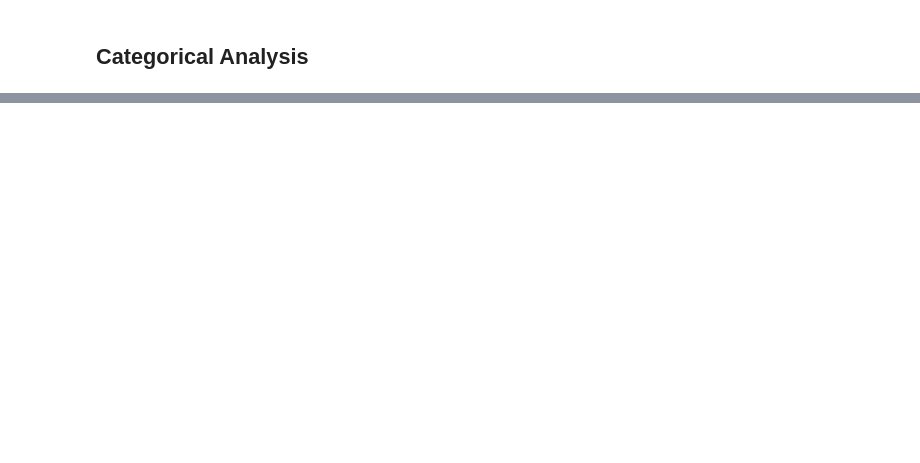
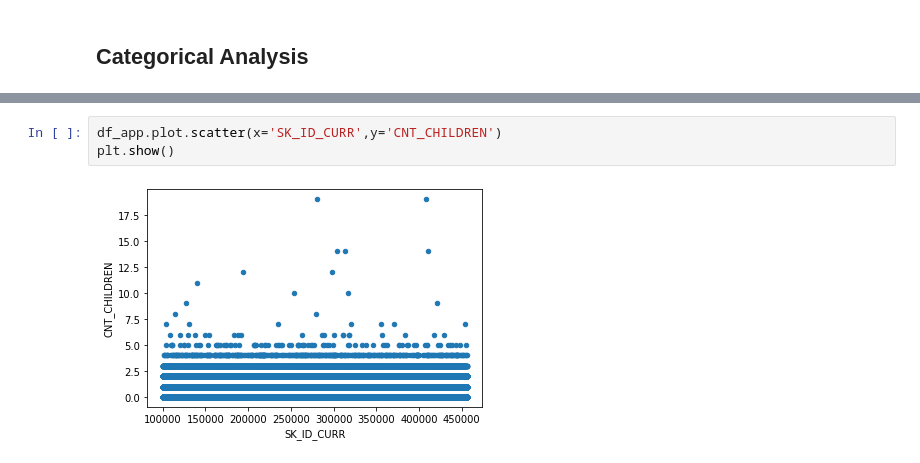
Before and after one commit to nikhilmamidipaka/Bank-Loan-Prediction-Dataset, a Jupyter notebook: Bank_Loan_Prediction_Dataset.ipynb, the cells around one changed output, grey strips where cells are left out. Saved outputs shown, nothing was run; the diff lists cells and outputs as text; blank space fills up the shorter version.

```diff
--- a/Bank_Loan_Prediction_Dataset.ipynb
+++ b/Bank_Loan_Prediction_Dataset.ipynb
@@ -346,0 +348,5 @@ plt.show()
+# %%
+df_app.plot.scatter(x='SK_ID_CURR',y='CNT_CHILDREN')
+plt.show()
+# %% [output]
+[figure, added]
```
Also changed, not shown: parts of 7 cells of this notebook.
